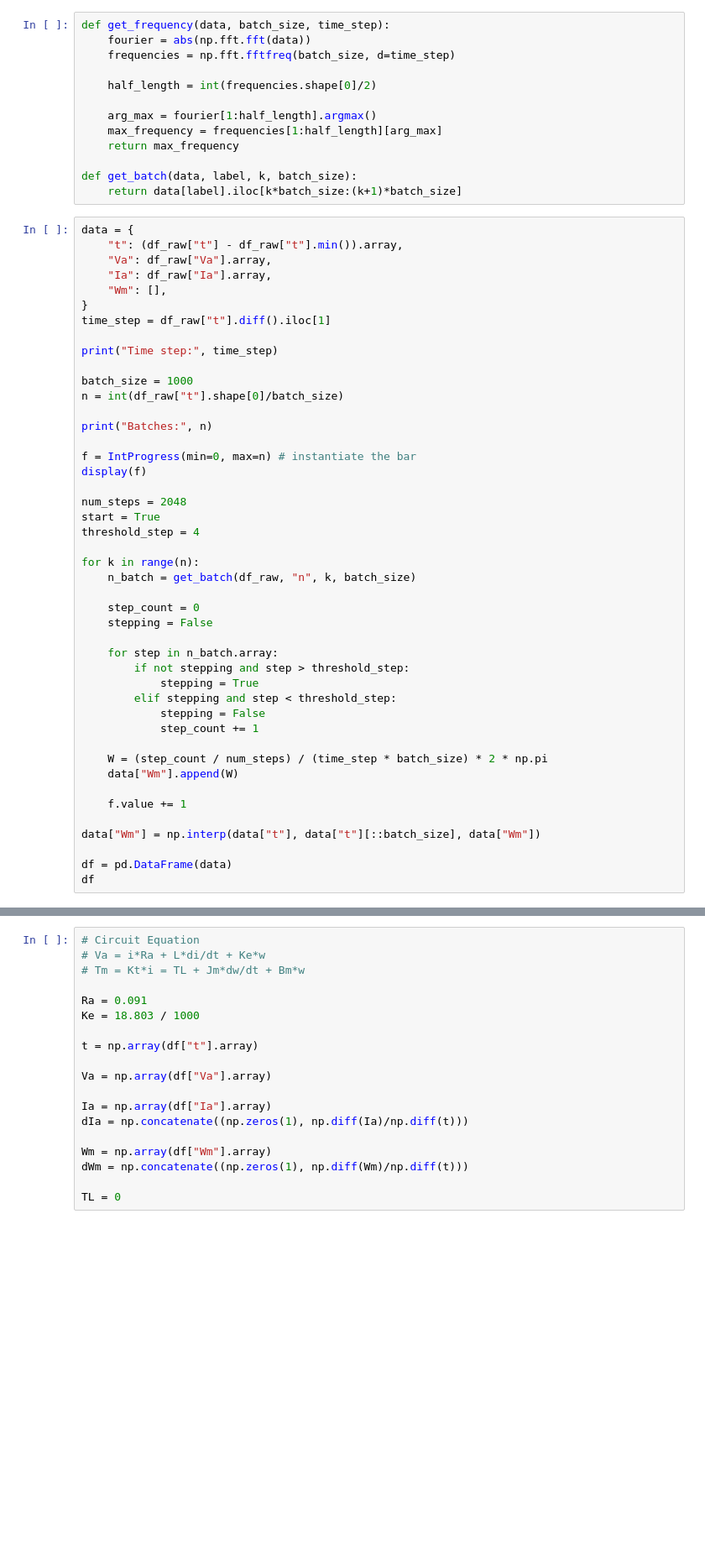
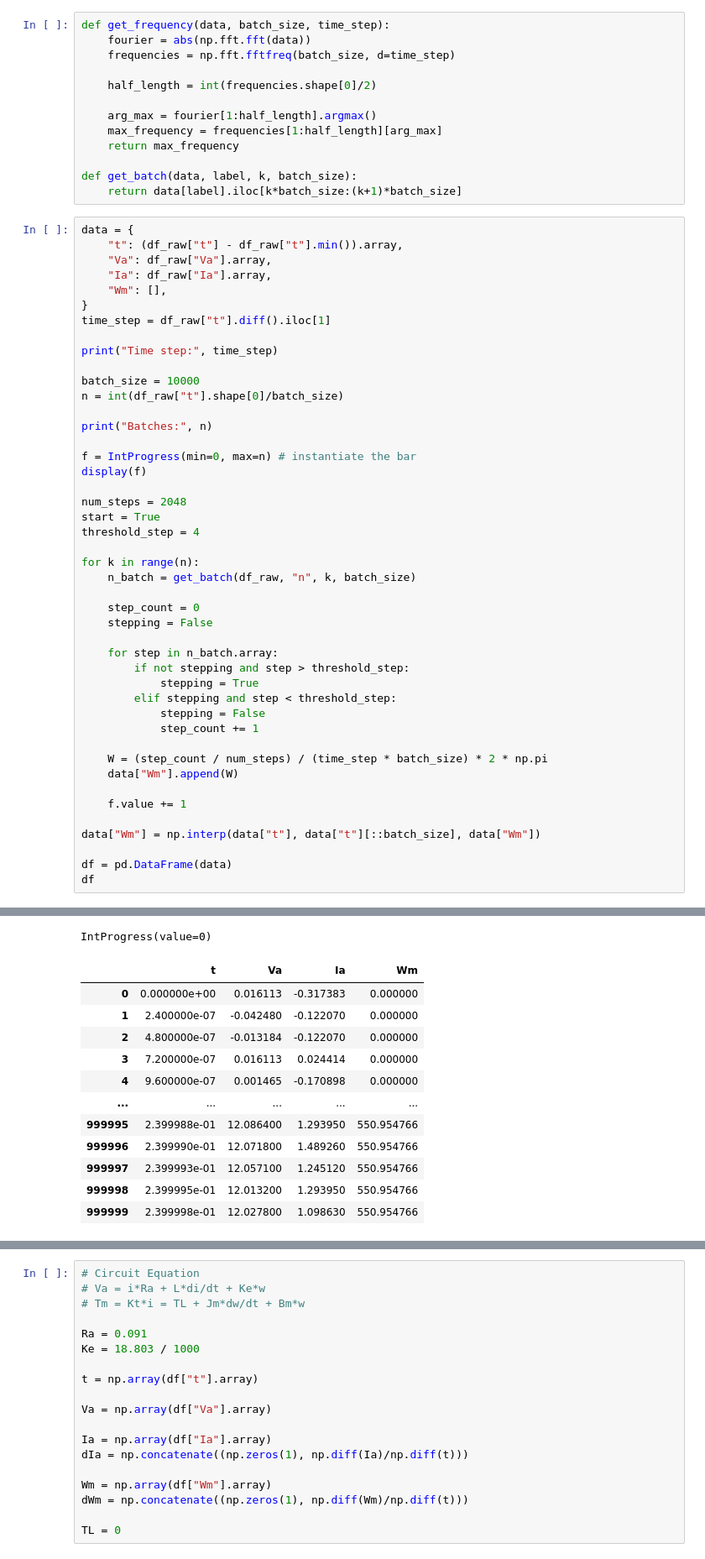
Before and after one commit to sackariaslunman/billy-agv, a Jupyter notebook: simulation/oscilloscope_regression.ipynb, the cells around one changed output, grey strips where cells are left out. Shown at 84% size. Saved outputs shown, nothing was run; the diff lists cells and outputs as text; blank space fills up the shorter version.

```diff
--- a/simulation/oscilloscope_regression.ipynb
+++ b/simulation/oscilloscope_regression.ipynb
@@ -35,7 +33,7 @@ time_step = df_raw["t"].diff().iloc[1]
 
 print("Time step:", time_step)
 
-batch_size = 1000
+batch_size = 10000
 n = int(df_raw["t"].shape[0]/batch_size)
 
 print("Batches:", n)
@@ -69,3 +67,4 @@ data["Wm"] = np.interp(data["t"], data["t"][::batch_size], data["Wm"])
 
 df = pd.DataFrame(data)
 df
+# %% [output]
@@ -71,0 +73,13 @@ df
+IntProgress(value=0)
+|  | t | Va | Ia | Wm |
+| 0 | 0.000000e+00 | 0.016113 | -0.317383 | 0.000000 |
+| 1 | 2.400000e-07 | -0.042480 | -0.122070 | 0.000000 |
+| 2 | 4.800000e-07 | -0.013184 | -0.122070 | 0.000000 |
+| 3 | 7.200000e-07 | 0.016113 | 0.024414 | 0.000000 |
+| 4 | 9.600000e-07 | 0.001465 | -0.170898 | 0.000000 |
+| ... | ... | ... | ... | ... |
+| 999995 | 2.399988e-01 | 12.086400 | 1.293950 | 550.954766 |
+| 999996 | 2.399990e-01 | 12.071800 | 1.489260 | 550.954766 |
+| 999997 | 2.399993e-01 | 12.057100 | 1.245120 | 550.954766 |
+| 999998 | 2.399995e-01 | 12.013200 | 1.293950 | 550.954766 |
+| 999999 | 2.399998e-01 | 12.027800 | 1.098630 | 550.954766 |
```
Also changed, not shown: parts of 5 cells of this notebook, 1 other file.
